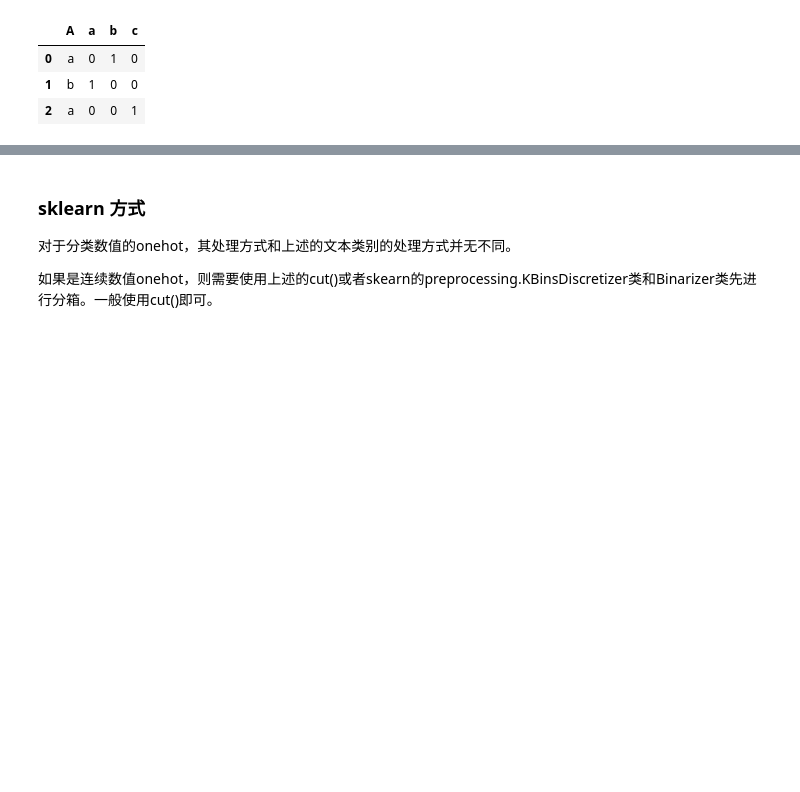
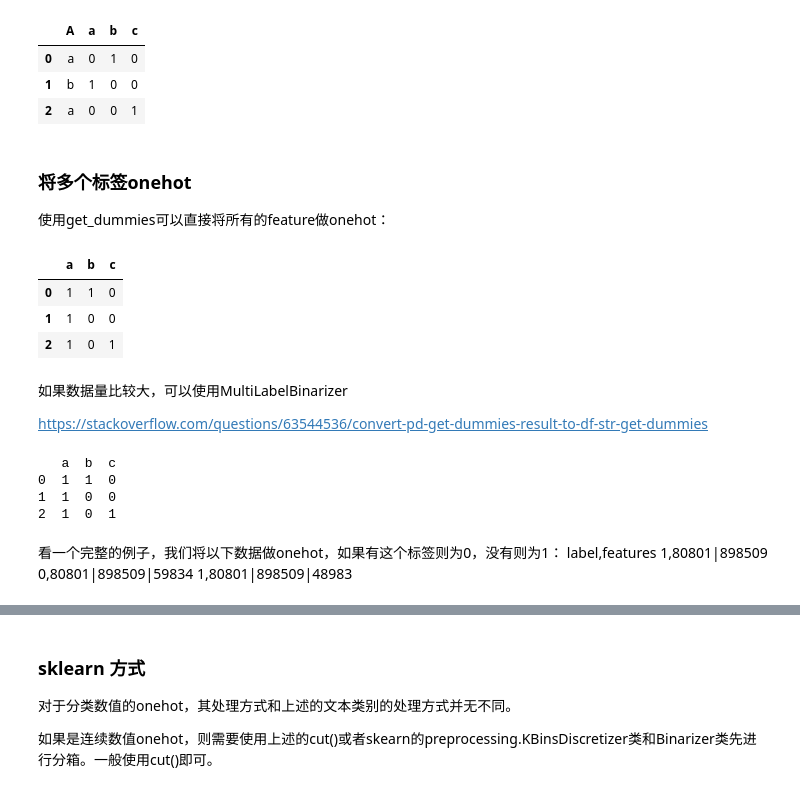
Before and after one commit to lujinhong/gucheng-AI-blog, a Jupyter notebook: 6 sklearn/sklearn系列之2：数据预处理.ipynb, the cells around one changed output, grey strips where cells are left out. Drawn from its saved outputs; the diff is of its cells as text; code cells hidden in the pictures; blank space fills up the shorter version.

```diff
--- a/6 sklearn/sklearn系列之2：数据预处理.ipynb
+++ b/6 sklearn/sklearn系列之2：数据预处理.ipynb
@@ -568,3 +568,41 @@ print(df)
 | 0 | a | 0 | 1 | 0 |
 | 1 | b | 1 | 0 | 0 |
 | 2 | a | 0 | 0 | 1 |
+# %% [markdown]
+### 将多个标签onehot
+使用get_dummies可以直接将所有的feature做onehot：
+# %%
+
+pd.Series(['a|b', 'a', 'a|c']).str.get_dummies()
+
+df = pd.DataFrame({
+            'f':['a,b', 'a', 'a,c']
+            })
+df['f'].str.get_dummies(",")
+# %% [output]
+|  | a | b | c |
+| 0 | 1 | 1 | 0 |
+| 1 | 1 | 0 | 0 |
+| 2 | 1 | 0 | 1 |
+# %% [markdown]
+如果数据量比较大，可以使用MultiLabelBinarizer
+
+https://stackoverflow.com/questions/63544536/convert-pd-get-dummies-result-to-df-str-get-dummies
+# %%
+from sklearn.preprocessing import MultiLabelBinarizer
+mlb = MultiLabelBinarizer(sparse_output=True)
+
+output = pd.DataFrame.sparse.from_spmatrix(mlb.fit_transform(df['f'].str.split(',')),
+                                          columns=mlb.classes_)
+print(output)
+# %% [output]
+   a  b  c
+0  1  1  0
+1  1  0  0
+2  1  0  1
+# %% [markdown]
+看一个完整的例子，我们将以下数据做onehot，如果有这个标签则为0，没有则为1：
+label,features
+1,80801|898509
+0,80801|898509|59834
+1,80801|898509|48983
```
Also changed, not shown: parts of 1 cell of this notebook, 8 other files.
